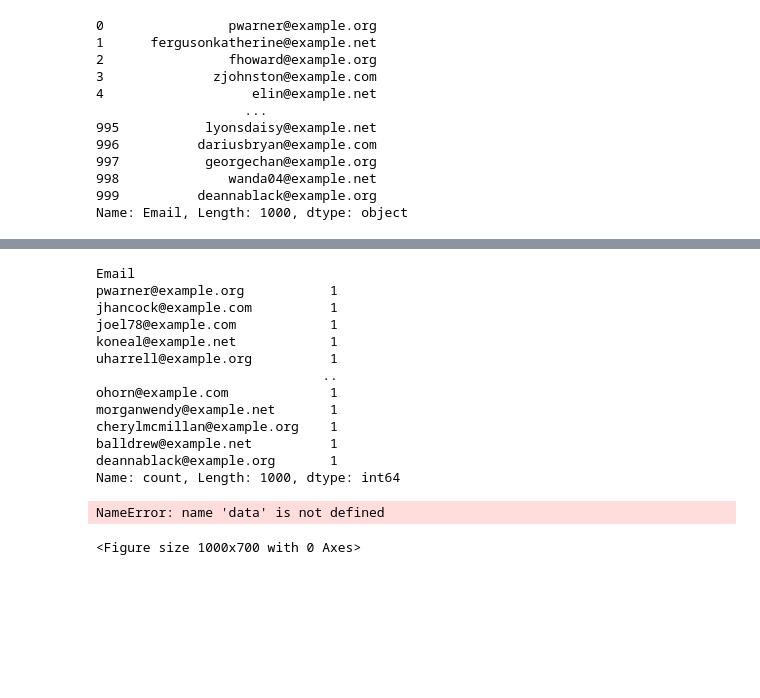
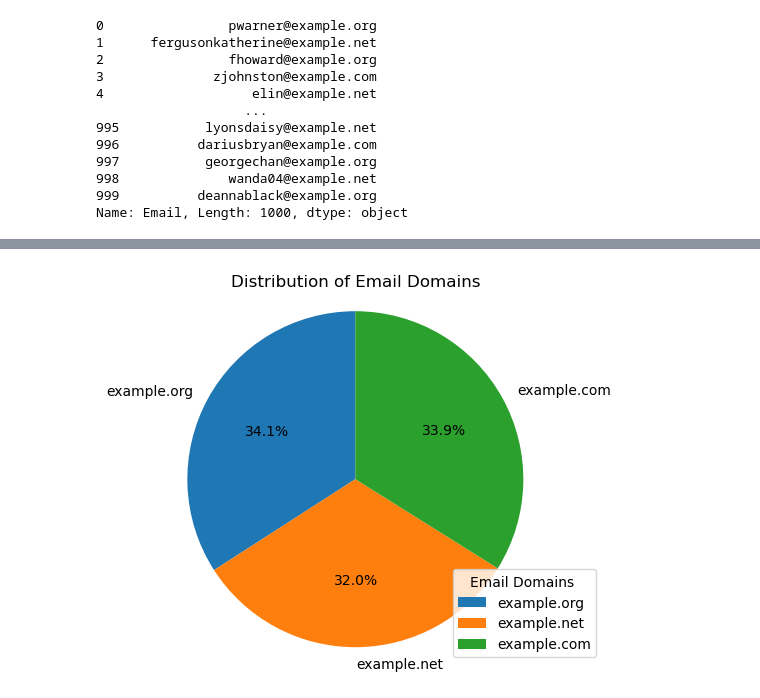
Before and after one commit to GabrielaDomiciano/PFDA_assignments, a Jupyter notebook: assignment03-pie.ipynb, the cells around one changed output, grey strips where cells are left out. Cells and saved outputs as stored; diff of their text form; code cells hidden in the pictures; blank space fills up the shorter version.

Commit message:
Creating pie chart to extract domains from emails

```diff
--- a/assignment03-pie.ipynb
+++ b/assignment03-pie.ipynb
@@ -24,6 +34,3 @@ df
 | 998 | 999 | Fb2FE369D1E171A | Jermaine | Phelps | Male | wanda04@example.net | (915)292-2254 | 1971-08-31 | Ambulance person |
 | 999 | 1000 | 8b756f6231DDC6e | Lee | Tran | Female | deannablack@example.org | 079.752.5424x67259 | 1947-01-24 | Nurse, learning disability |
 1000 rows × 9 columns
-# %%
-df = df.dropna()
-display(df)
@@ -99,28 +52,0 @@ Name: count, Length: 1000, dtype: int64
-# %%
-
-email_types = df['Email'].value_counts()
-print(email_types)
-
- = ['Biscoe', 'Dream', 'Torgesen']
-fig = plt.figure(figsize =(10, 7))
-plt.pie(data, labels=island)
-plt.title('Number of penguins per Island')
-plt.legend(title='Quantity per island', labels=data)
-
-plt.show()
-# %% [output]
-Email
-pwarner@example.org           1
-jhancock@example.com          1
-joel78@example.com            1
-koneal@example.net            1
-uharrell@example.org          1
-                             ..
-ohorn@example.com             1
-morganwendy@example.net       1
-cherylmcmillan@example.org    1
-balldrew@example.net          1
-deannablack@example.org       1
-Name: count, Length: 1000, dtype: int64
-NameError: name 'data' is not defined
-<Figure size 1000x700 with 0 Axes>
@@ -136,0 +53,33 @@ plt.show()
+# %%
+
+
+
+# email_df = df['Email'] #  e-mails
+
+# Function to extract the domain from emails
+def extract_domain(email_list):
+    domains = []
+    for email in email_list:
+        domain = email.split('@')[-1]  # Extract the part after the '@'
+        domains.append(domain)
+    return domains
+
+# Extract domains from emails
+email_domains = extract_domain(email_df)
+
+# Count the frequency of each domain
+domain_counts = Counter(email_domains)
+
+# Create the pie chart
+labels = domain_counts.keys()
+sizes = domain_counts.values()
+
+plt.pie(sizes, labels=labels, autopct='%1.1f%%', startangle=90)
+plt.axis('equal')  # Creating the graph Matching the proportion to ensure the graph is circular
+
+# show
+plt.title('Distribution of Email Domains')
+plt.legend(title='Email Domains ', labels=labels)
+plt.show()
+# %% [output]
+[figure, added]
```
Also changed, not shown: parts of 6 cells of this notebook, 1 other file.
